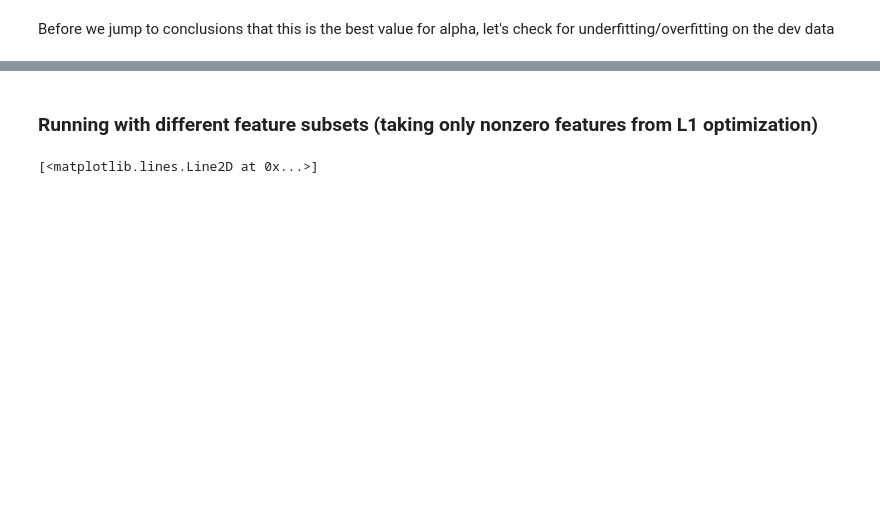
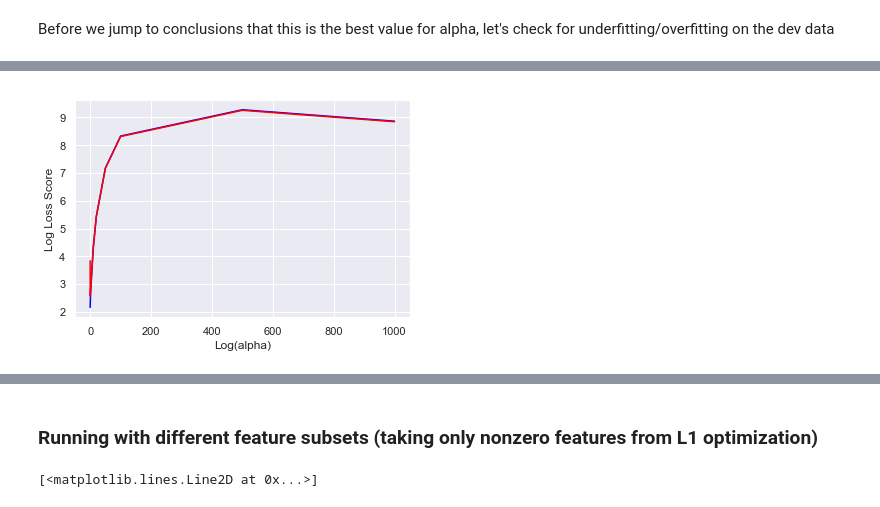
Before and after one commit to suhasgupta791/MIDS_W207_Final_Project, a Jupyter notebook: SuhasGupta_NehaKumar_SecondSubmission_finalproject.ipynb, the cells around one changed output, grey strips where cells are left out. Cells and saved outputs as stored; diff of their text form; code cells hidden in the pictures; blank space fills up the shorter version.

```diff
--- a/SuhasGupta_NehaKumar_SecondSubmission_finalproject.ipynb
+++ b/SuhasGupta_NehaKumar_SecondSubmission_finalproject.ipynb
@@ -921 +933,14 @@ Running alpha of 1000
+# %%
+# Plotting log loss scores
+plt.plot((alphas),train_scores, 'blue')
+plt.plot((alphas),dev_scores, 'red')
+plt.xlabel('Log(alpha)')
+plt.ylabel('Log Loss Score')
+plt.show()
+
+# Print outputs
+# print(train_scores)
+# print(dev_scores)
+# %% [output]
+[figure, added]
 # %% [markdown]
```
Also changed, not shown: parts of 64 cells of this notebook.
